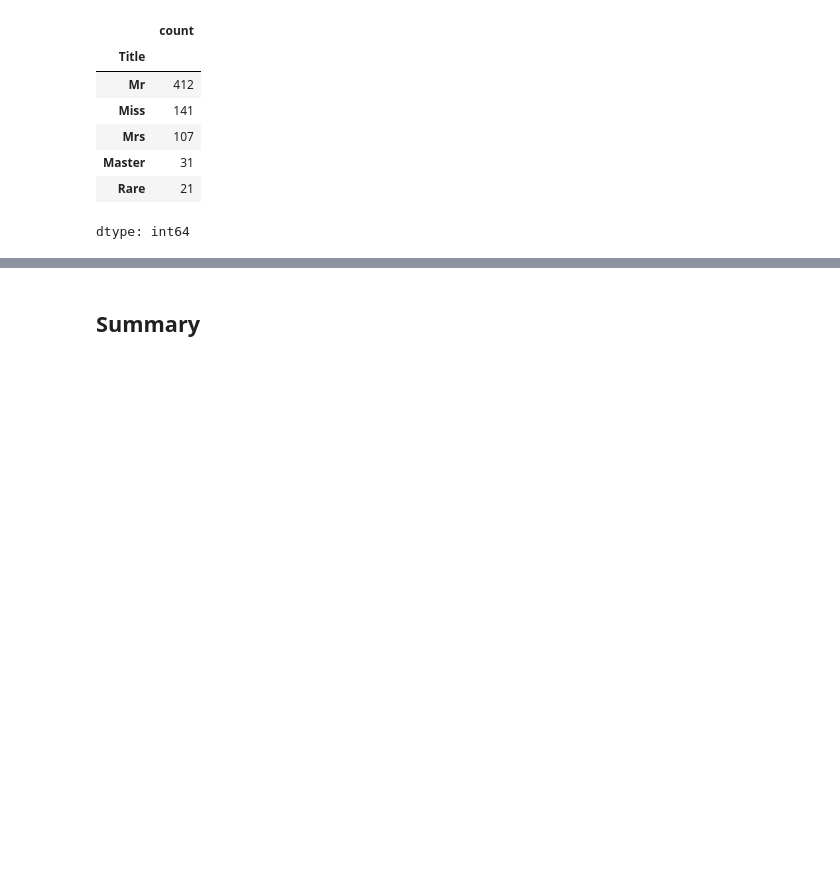
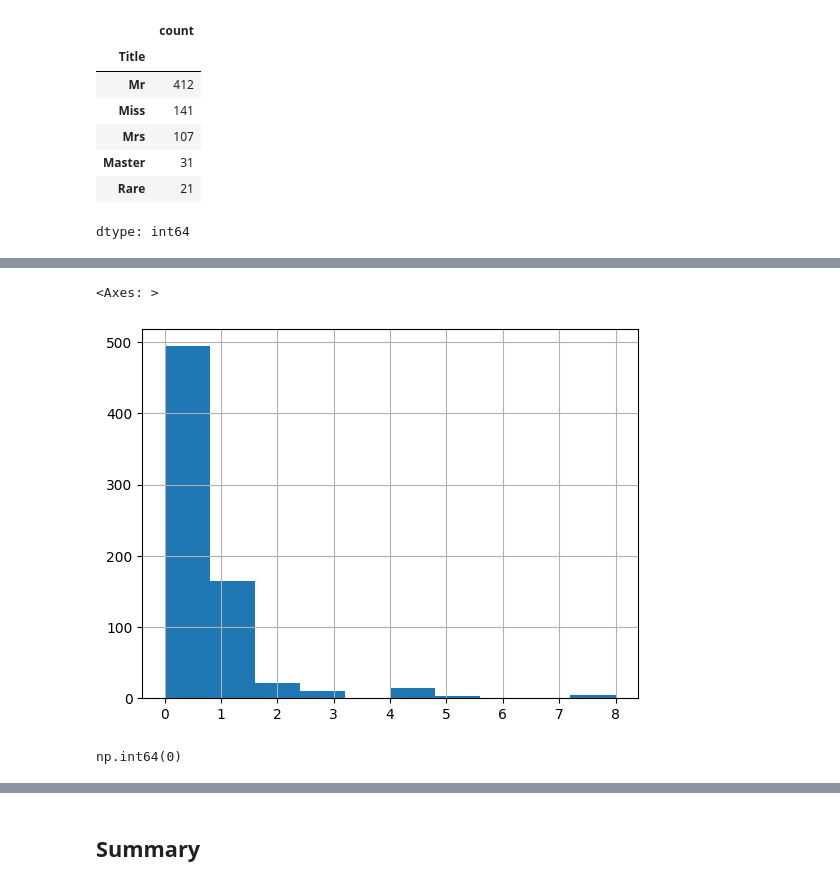
Before and after one commit to irnikesh/data-science, a Jupyter notebook: projects/titanic_survivor_predictor/Titanic_EDA.ipynb, the cells around one changed output, grey strips where cells are left out. Drawn from its saved outputs; the diff is of its cells as text; code cells hidden in the pictures; blank space fills up the shorter version.

```diff
--- a/projects/titanic_survivor_predictor/Titanic_EDA.ipynb
+++ b/projects/titanic_survivor_predictor/Titanic_EDA.ipynb
@@ -233,0 +319,7 @@ dtype: int64
+# %%
+# optional: binning is good for logistic regression
+bins = [0, 12, 18, 35, 60, 100]
+labels = ["Child","Teen","YoungAdult","Adult","Senior"]
+
+X_train["Age_bin"] = pd.cut(X_train["Age"], bins=bins, labels=labels)
+X_test["Age_bin"]  = pd.cut(X_test["Age"], bins=bins, labels=labels)
@@ -233,0 +353,9 @@ dtype: int64
+# %%
+X_train["SibSp"].hist()
+# %% [output]
+<Axes: >
+[figure, added]
+# %%
+X_train["SibSp"].isnull().sum()
+# %% [output]
+np.int64(0)
```
Also changed, not shown: parts of 28 cells of this notebook.
